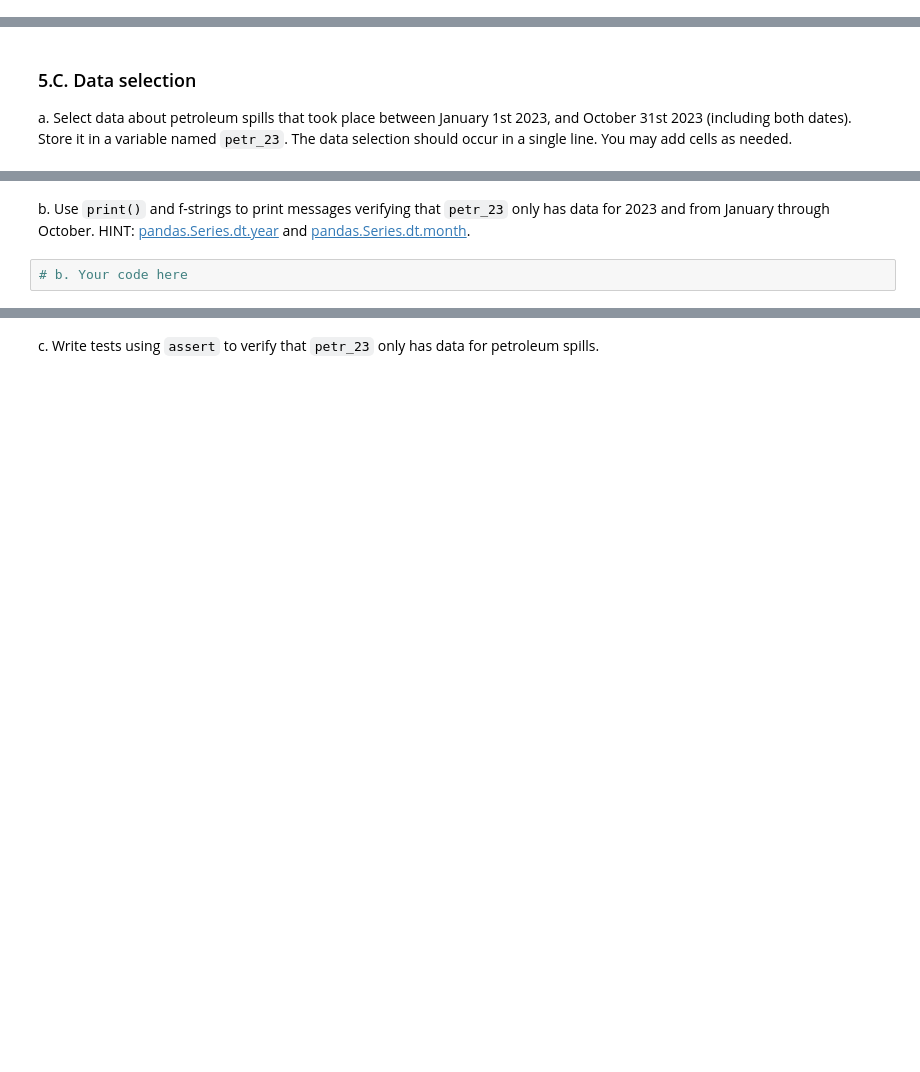
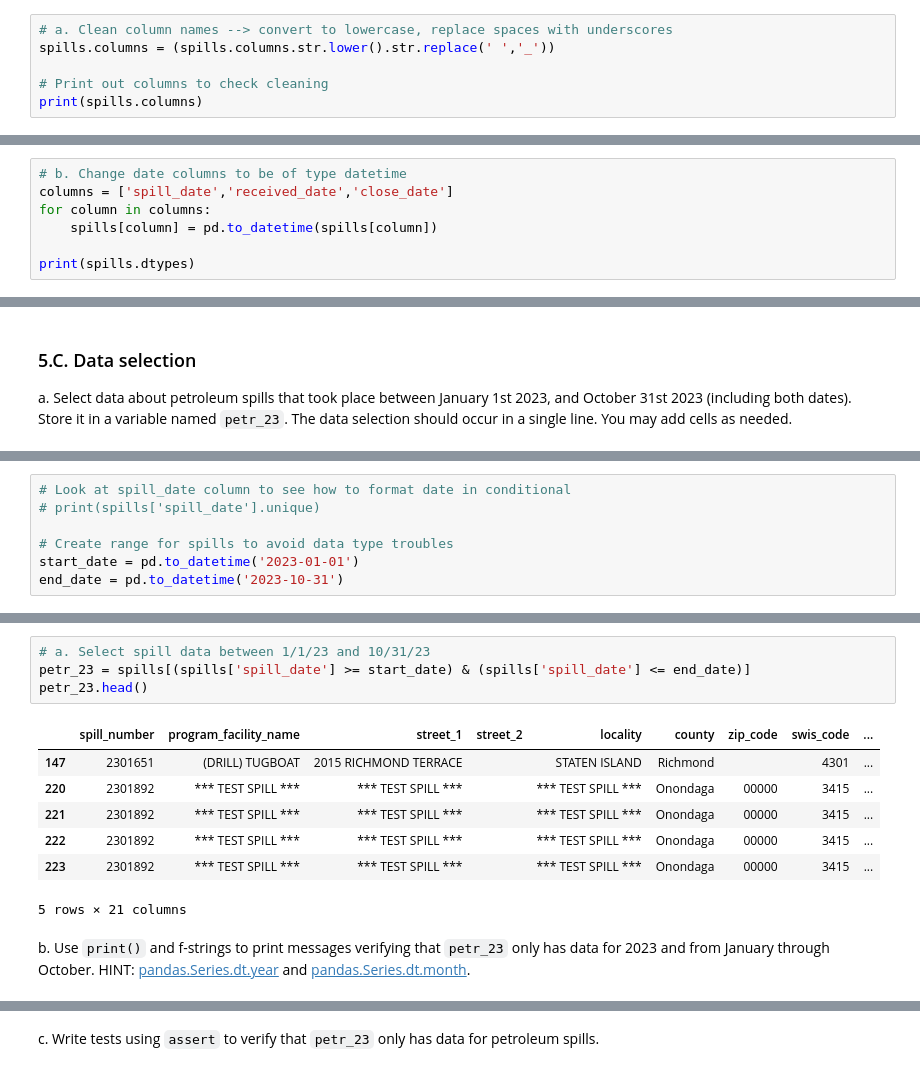
Before and after one commit to egp4aq/eds220-hwk3, a Jupyter notebook: hwk3-task2-oil-spills.ipynb, the cells around one changed output, grey strips where cells are left out. Saved outputs shown, nothing was run; the diff lists cells and outputs as text; blank space fills up the shorter version.

```diff
--- a/hwk3-task2-oil-spills.ipynb
+++ b/hwk3-task2-oil-spills.ipynb
@@ -137,0 +187,6 @@ b. Update column data types as needed. If you're not sure if any data types are
+# %%
+# a. Clean column names --> convert to lowercase, replace spaces with underscores
+spills.columns = (spills.columns.str.lower().str.replace(' ','_'))
+
+# Print out columns to check cleaning
+print(spills.columns)
@@ -137,0 +200,7 @@ b. Update column data types as needed. If you're not sure if any data types are
+# %%
+# b. Change date columns to be of type datetime
+columns = ['spill_date','received_date','close_date']
+for column in columns:
+    spills[column] = pd.to_datetime(spills[column])
+
+print(spills.dtypes)
@@ -143,0 +229,7 @@ a. Select data about petroleum spills that took place between January 1st 2023,
+# %%
+# Look at spill_date column to see how to format date in conditional
+# print(spills['spill_date'].unique)
+
+# Create range for spills to avoid data type troubles
+start_date = pd.to_datetime('2023-01-01')
+end_date = pd.to_datetime('2023-10-31')
@@ -144,7 +249,17 @@ a. Select data about petroleum spills that took place between January 1st 2023,
+# %%
+# a. Select spill data between 1/1/23 and 10/31/23
+petr_23 = spills[(spills['spill_date'] >= start_date) & (spills['spill_date'] <= end_date)]
+petr_23.head()
+# %% [output]
+|  | spill_number | program_facility_name | street_1 | street_2 | locality | county | zip_code | swis_code | ... |
+| 147 | 2301651 | (DRILL) TUGBOAT | 2015 RICHMOND TERRACE |  | STATEN ISLAND | Richmond |  | 4301 | ... |
+| 220 | 2301892 | *** TEST SPILL *** | *** TEST SPILL *** |  | *** TEST SPILL *** | Onondaga | 00000 | 3415 | ... |
+| 221 | 2301892 | *** TEST SPILL *** | *** TEST SPILL *** |  | *** TEST SPILL *** | Onondaga | 00000 | 3415 | ... |
+| 222 | 2301892 | *** TEST SPILL *** | *** TEST SPILL *** |  | *** TEST SPILL *** | Onondaga | 00000 | 3415 | ... |
+| 223 | 2301892 | *** TEST SPILL *** | *** TEST SPILL *** |  | *** TEST SPILL *** | Onondaga | 00000 | 3415 | ... |
+5 rows × 21 columns
 # %% [markdown]
 <!-- BEGIN QUESTION -->
 
 b. Use `print()` and f-strings to print messages verifying that `petr_23` only has data for 2023 and from January through October.
 HINT: [pandas.Series.dt.year](https://pandas.pydata.org/docs/reference/api/pandas.Series.dt.year.html) and [pandas.Series.dt.month](https://pandas.pydata.org/docs/reference/api/pandas.Series.dt.month.html).
-# %%
-# b. Your code here
```
Also changed, not shown: parts of 15 cells of this notebook.
